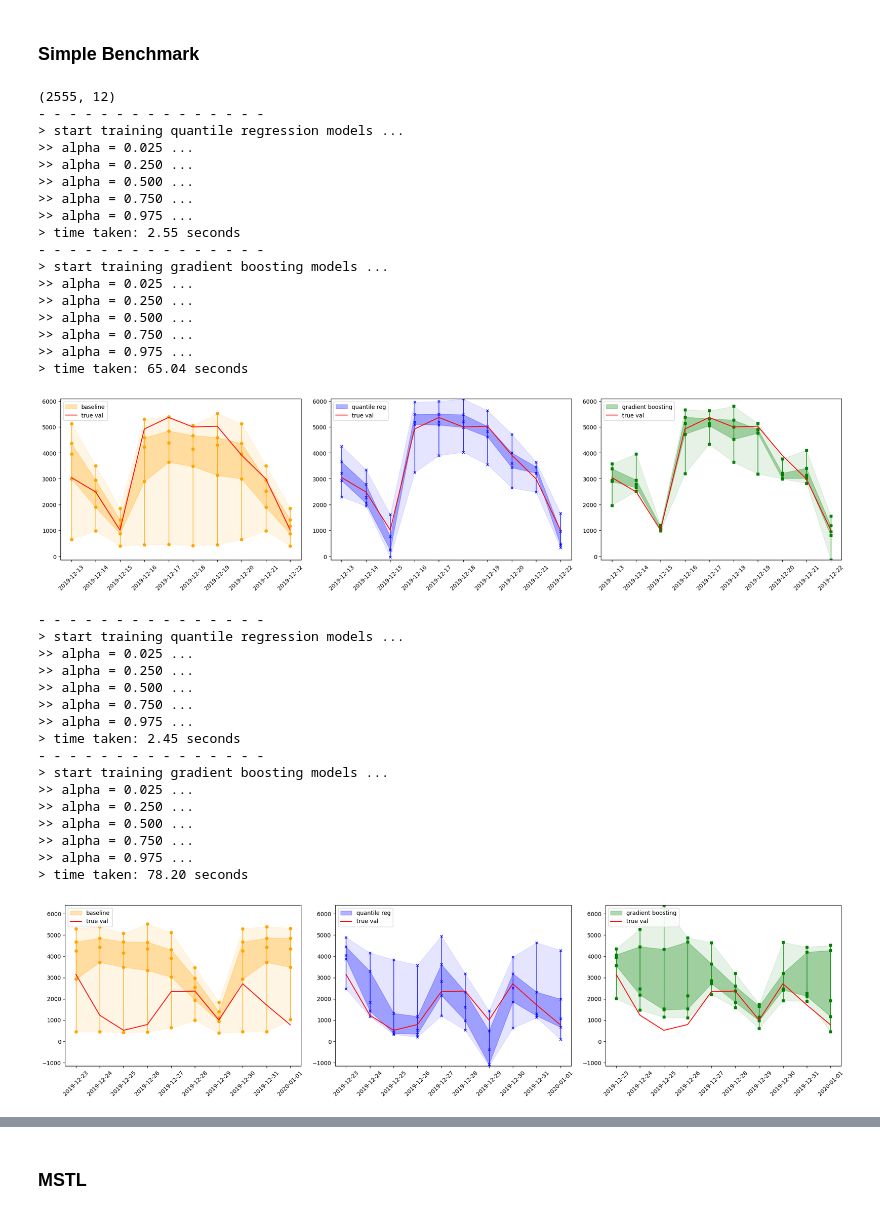
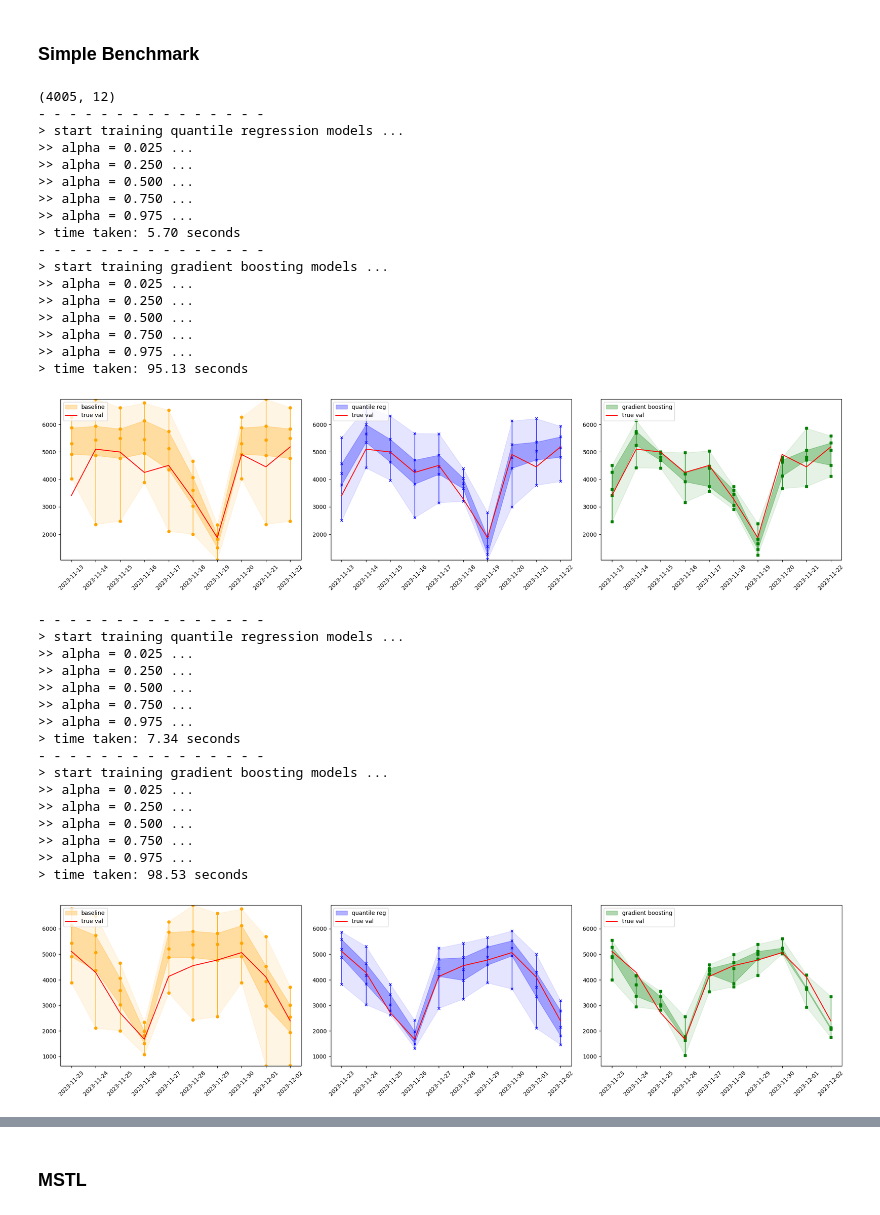
Before and after one commit to hikotei/2023_11-Karlsruhe-Bicycle-Data, a Jupyter notebook: 2024_01_15 bike model.ipynb, the cells around one changed output, grey strips where cells are left out. Cells and saved outputs as stored; diff of their text form; code cells hidden in the pictures.

```diff
--- a/2024_01_15 bike model.ipynb
+++ b/2024_01_15 bike model.ipynb
@@ -77,7 +77,7 @@ def fix_quantile_crossing_np(matrix):
     return matrix
 # %%
 start   = '2013-01-01'
-end     = '2020-01-01'
+end     = '2024-01-01'
 df_small = df_interp.loc[(df_interp['timestamp_CET'] >= start) & (df_interp['timestamp_CET'] <= end)]
 print(df_small.shape)
 
@@ -85,7 +85,7 @@ quantiles_arr = [0.025, 0.25, 0.5, 0.75, 0.975]
 
 # do a rolling window fcast
 test_size = 10
-n_fold = 2
+n_fold = 5
 last_t = 100
 
 # Define a dictionary to store models, predictions, and true values for each fold
@@ -221,37 +221,37 @@ for fold_idx in range(n_fold):
         # plot fill between max and min quantile
         ax.fill_between(x, pred[:,0], pred[:,-1], alpha=0.1, color=colors[pred_idx])
         # plot fille between 25 and 75 quantile
         ax.fill_between(x, pred[:,1], pred[:,-2], alpha=0.3, color=colors[pred_idx], label=f"{pred_names[pred_idx]}")
 
         ax.plot(x, df_test['bike_count'], c='red', label='true val')
         ax.set_xticks(x, x, rotation=45)
         ax.set_ylim(min_val, max_val)
         ax.legend(loc='upper left')
 
     plt.tight_layout()
     plt.show()
 
     # save plot
     fig.savefig(f'rolling_window_fold_{fold_idx + 1}.png')
 # %% [output]
-(2555, 12)
+(4005, 12)
 - - - - - - - - - - - - - - -
 > start training quantile regression models ...
 >> alpha = 0.025 ...
 >> alpha = 0.250 ...
 >> alpha = 0.500 ...
 >> alpha = 0.750 ...
 >> alpha = 0.975 ...
-> time taken: 2.55 seconds
+> time taken: 5.70 seconds
 - - - - - - - - - - - - - - -
 > start training gradient boosting models ...
 >> alpha = 0.025 ...
 >> alpha = 0.250 ...
 >> alpha = 0.500 ...
 >> alpha = 0.750 ...
 >> alpha = 0.975 ...
-> time taken: 65.04 seconds
+> time taken: 95.13 seconds
-[figure, old version]
+[figure, new version]
 - - - - - - - - - - - - - - -
 > start training quantile regression models ...
 >> alpha = 0.025 ...
@@ -259,7 +259,7 @@ for fold_idx in range(n_fold):
 >> alpha = 0.500 ...
 >> alpha = 0.750 ...
 >> alpha = 0.975 ...
-> time taken: 2.45 seconds
+> time taken: 7.34 seconds
 - - - - - - - - - - - - - - -
 > start training gradient boosting models ...
 >> alpha = 0.025 ...
@@ -267,5 +267,5 @@ for fold_idx in range(n_fold):
 >> alpha = 0.500 ...
 >> alpha = 0.750 ...
 >> alpha = 0.975 ...
-> time taken: 78.20 seconds
+> time taken: 98.53 seconds
-[figure, old version]
+[figure, new version]
```
Also changed, not shown: parts of 2 cells of this notebook, 6 other files.
